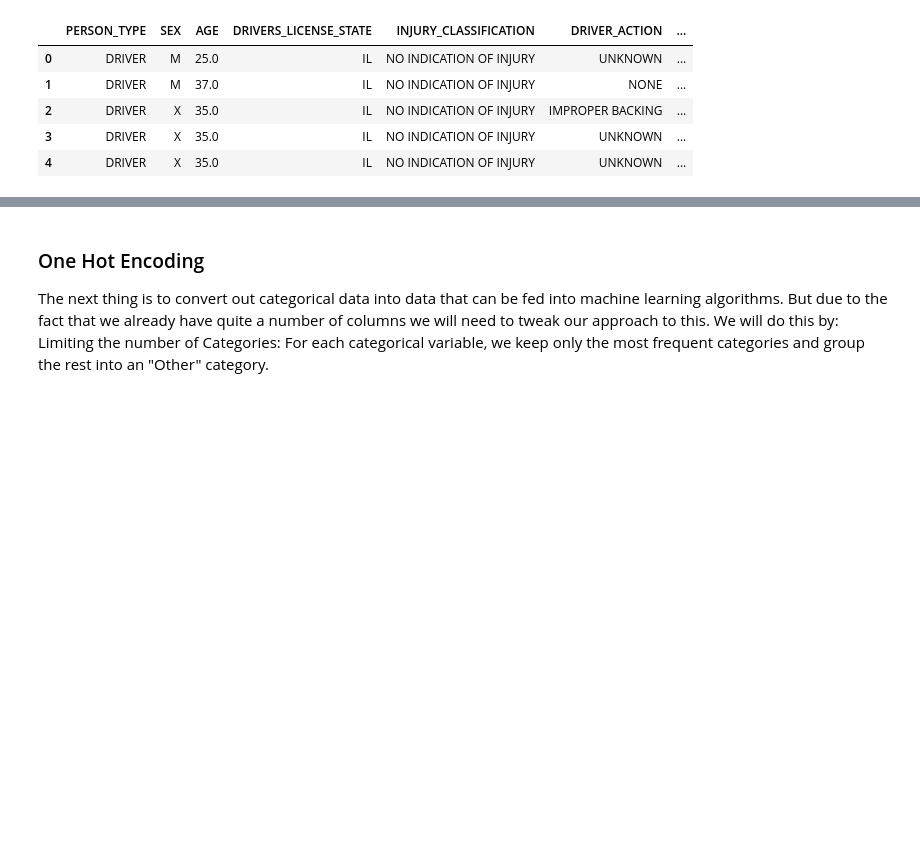
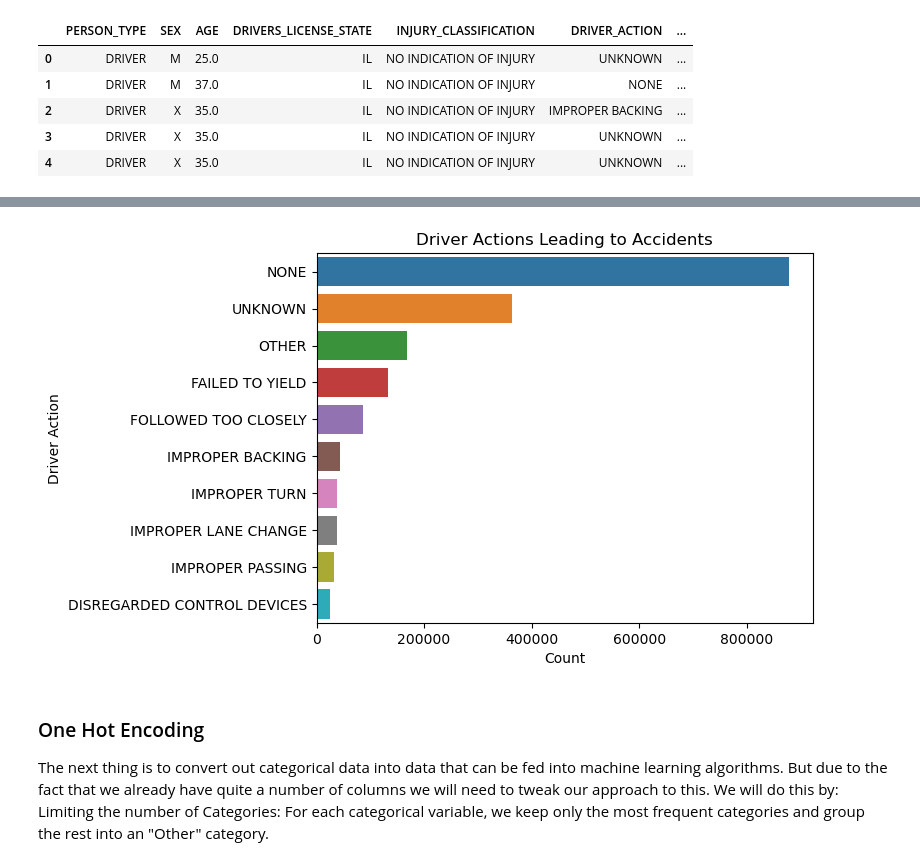
Before and after one commit to William-Itotia/DSC-Chicago-Car-Crash-Analysis, a Jupyter notebook: Project.ipynb, the cells around one changed output, grey strips where cells are left out. Cells and saved outputs as stored; diff of their text form; code cells hidden in the pictures; blank space fills up the shorter version.

```diff
--- a/Project.ipynb
+++ b/Project.ipynb
@@ -471,3 +507,11 @@ up_merged_df.head()
+# %%
+sns.countplot(y='DRIVER_ACTION', data=up_merged_df, order=up_merged_df['DRIVER_ACTION'].value_counts().index)
+plt.title('Driver Actions Leading to Accidents')
+plt.xlabel('Count')
+plt.ylabel('Driver Action')
+plt.show()
+# %% [output]
+[figure, added]
 # %% [markdown]
 ### One Hot Encoding
 
```
Also changed, not shown: parts of 6 cells of this notebook.
